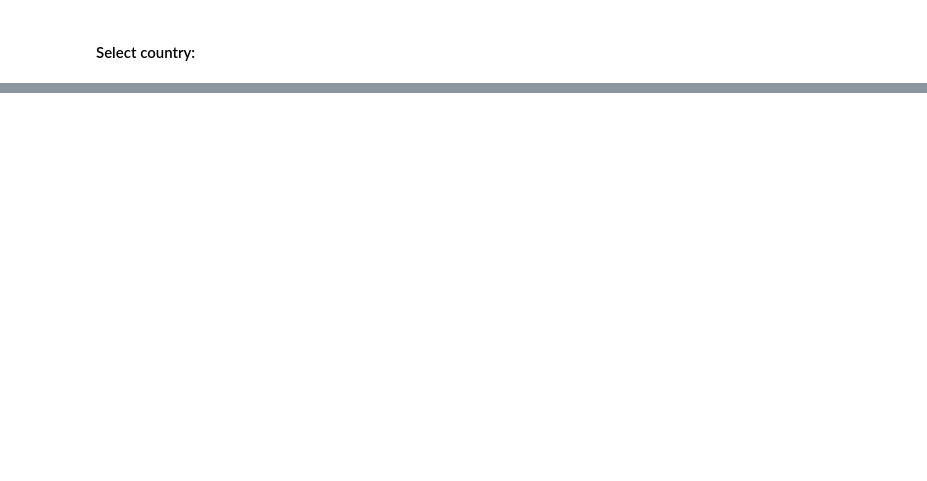
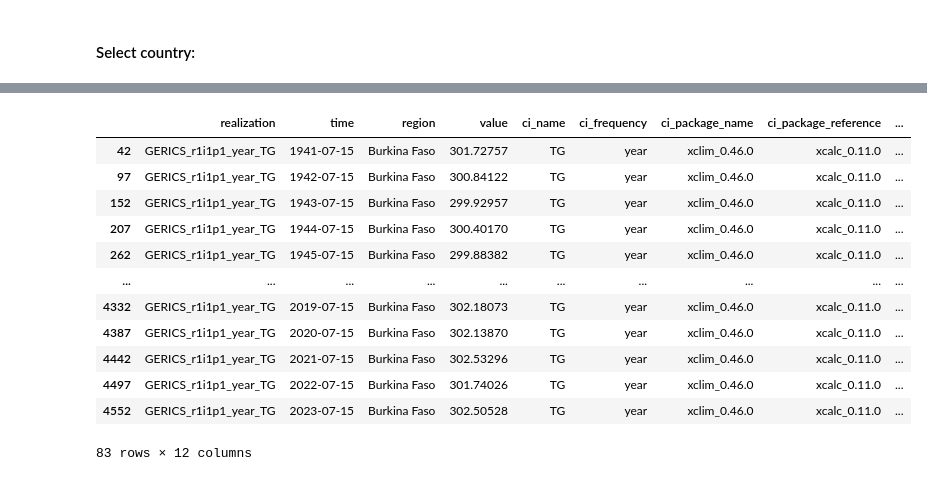
Before and after one commit to KatharinaBuelow/factsheet_africa, a Jupyter notebook: Notebooks/ERA5/Plot_ERA5_climatestripes.ipynb, the cells around one changed output, grey strips where cells are left out. Drawn from its saved outputs; the diff is of its cells as text; code cells hidden in the pictures; blank space fills up the shorter version.

```diff
--- a/Notebooks/ERA5/Plot_ERA5_climatestripes.ipynb
+++ b/Notebooks/ERA5/Plot_ERA5_climatestripes.ipynb
@@ -73,6 +121,22 @@ def deviation(df):
 df = pd.read_csv(inputT)
 dfr = select_region(df, country)
 dfn = deviation(dfr)
+# %%
+dfn
+# %% [output]
+|  | realization | time | region | value | ci_name | ci_frequency | ci_package_name | ci_package_reference | ... |
+| 42 | GERICS_r1i1p1_year_TG | 1941-07-15 | Burkina Faso | 301.72757 | TG | year | xclim_0.46.0 | xcalc_0.11.0 | ... |
+| 97 | GERICS_r1i1p1_year_TG | 1942-07-15 | Burkina Faso | 300.84122 | TG | year | xclim_0.46.0 | xcalc_0.11.0 | ... |
+| 152 | GERICS_r1i1p1_year_TG | 1943-07-15 | Burkina Faso | 299.92957 | TG | year | xclim_0.46.0 | xcalc_0.11.0 | ... |
+| 207 | GERICS_r1i1p1_year_TG | 1944-07-15 | Burkina Faso | 300.40170 | TG | year | xclim_0.46.0 | xcalc_0.11.0 | ... |
+| 262 | GERICS_r1i1p1_year_TG | 1945-07-15 | Burkina Faso | 299.88382 | TG | year | xclim_0.46.0 | xcalc_0.11.0 | ... |
+| ... | ... | ... | ... | ... | ... | ... | ... | ... | ... |
+| 4332 | GERICS_r1i1p1_year_TG | 2019-07-15 | Burkina Faso | 302.18073 | TG | year | xclim_0.46.0 | xcalc_0.11.0 | ... |
+| 4387 | GERICS_r1i1p1_year_TG | 2020-07-15 | Burkina Faso | 302.13870 | TG | year | xclim_0.46.0 | xcalc_0.11.0 | ... |
+| 4442 | GERICS_r1i1p1_year_TG | 2021-07-15 | Burkina Faso | 302.53296 | TG | year | xclim_0.46.0 | xcalc_0.11.0 | ... |
+| 4497 | GERICS_r1i1p1_year_TG | 2022-07-15 | Burkina Faso | 301.74026 | TG | year | xclim_0.46.0 | xcalc_0.11.0 | ... |
+| 4552 | GERICS_r1i1p1_year_TG | 2023-07-15 | Burkina Faso | 302.50528 | TG | year | xclim_0.46.0 | xcalc_0.11.0 | ... |
+83 rows × 12 columns
 # %%
 # Create Figure:
 #
```
Also changed, not shown: parts of 9 cells of this notebook, 5 other files.
